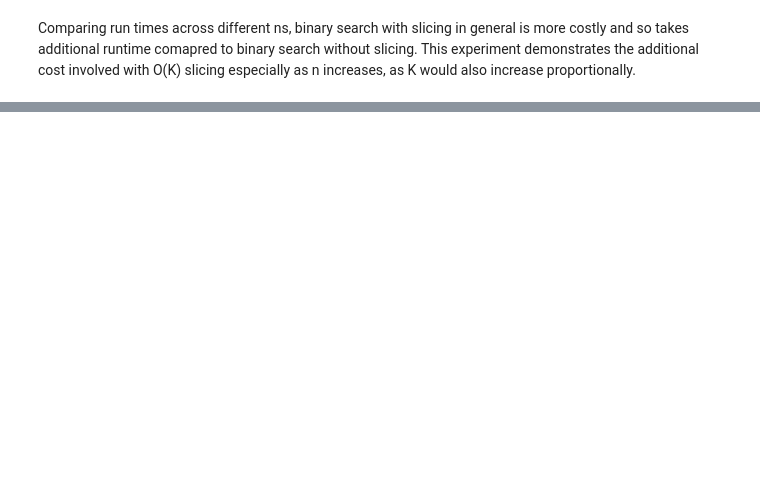
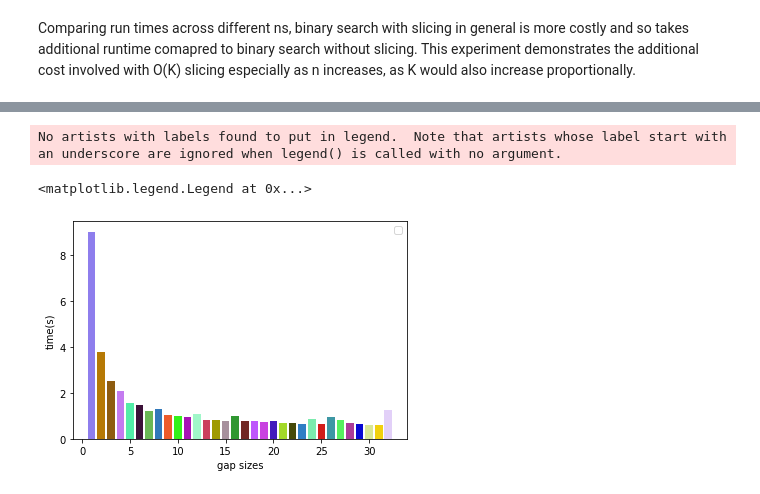
Before and after one commit to kkl116/Python_Runestone_DSA, a Jupyter notebook: Chapter_6/Chapter_6.ipynb, the cells around one changed output, grey strips where cells are left out. Drawn from its saved outputs; the diff is of its cells as text; code cells hidden in the pictures; blank space fills up the shorter version.

```diff
--- a/Chapter_6/Chapter_6.ipynb
+++ b/Chapter_6/Chapter_6.ipynb
@@ -578,0 +964,38 @@ class ModHashTable(HashTable):
+# %%
+"""
+11. Perform a benchmark analysis for a shell sort, using different increment sets on the same list.
+"""
+
+def shell_sort_static(lst, gap_size):
+    while gap_size > 0:
+        for start in range(gap_size):
+            lst = sublist_sort(lst, start, gap_size)
+        gap_size = gap_size//2
+    return lst
+
+X = []
+gaps = range(1, 32+1)
+Y = []
+for _ in range(len(gaps)):
+    Y.append([])
+number = 1_00
+size = int(1000)
+x = [random.randint(0, size) for _ in range(size)]
+for i,gap in enumerate(gaps):
+    t = Timer(f"shell_sort_static(copy.deepcopy(x), gap)", f"from __main__ import copy, x, shell_sort_static, gap")
+    Y[i].append(t.timeit(number=number))
+X.append(size)
+
+colours = generate_n_colours(len(gaps))
+
+for i, (gap, colour) in enumerate(zip(gaps, colours)):
+    plt.bar(gap, Y[i], color=colour)
+
+
+plt.xlabel('gap sizes')
+plt.ylabel('time(s)')
+plt.legend()
+# %% [output]
+No artists with labels found to put in legend.  Note that artists whose label start with an underscore are ignored when legend() is called with no argument.
+<matplotlib.legend.Legend at 0x...>
+[figure, added]
```
Also changed, not shown: parts of 26 cells of this notebook, 1 other file.
